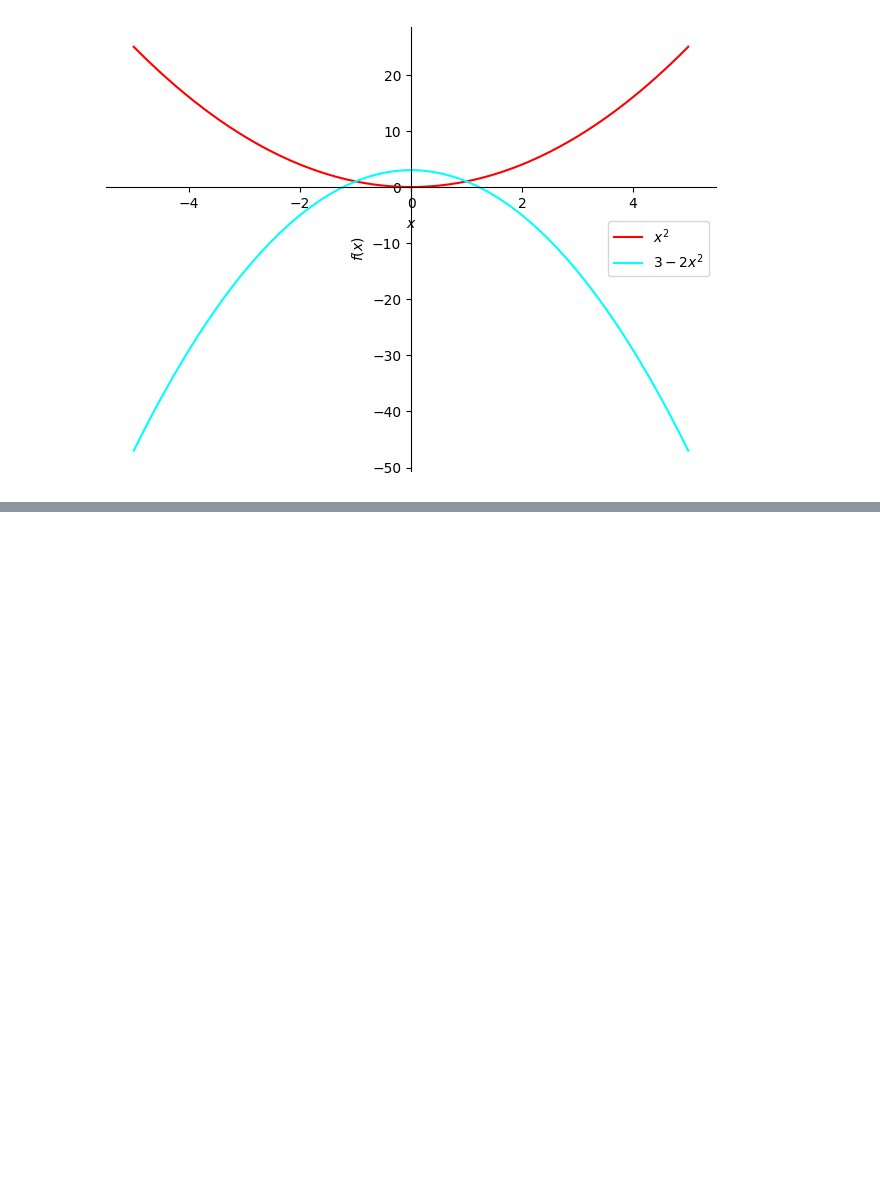
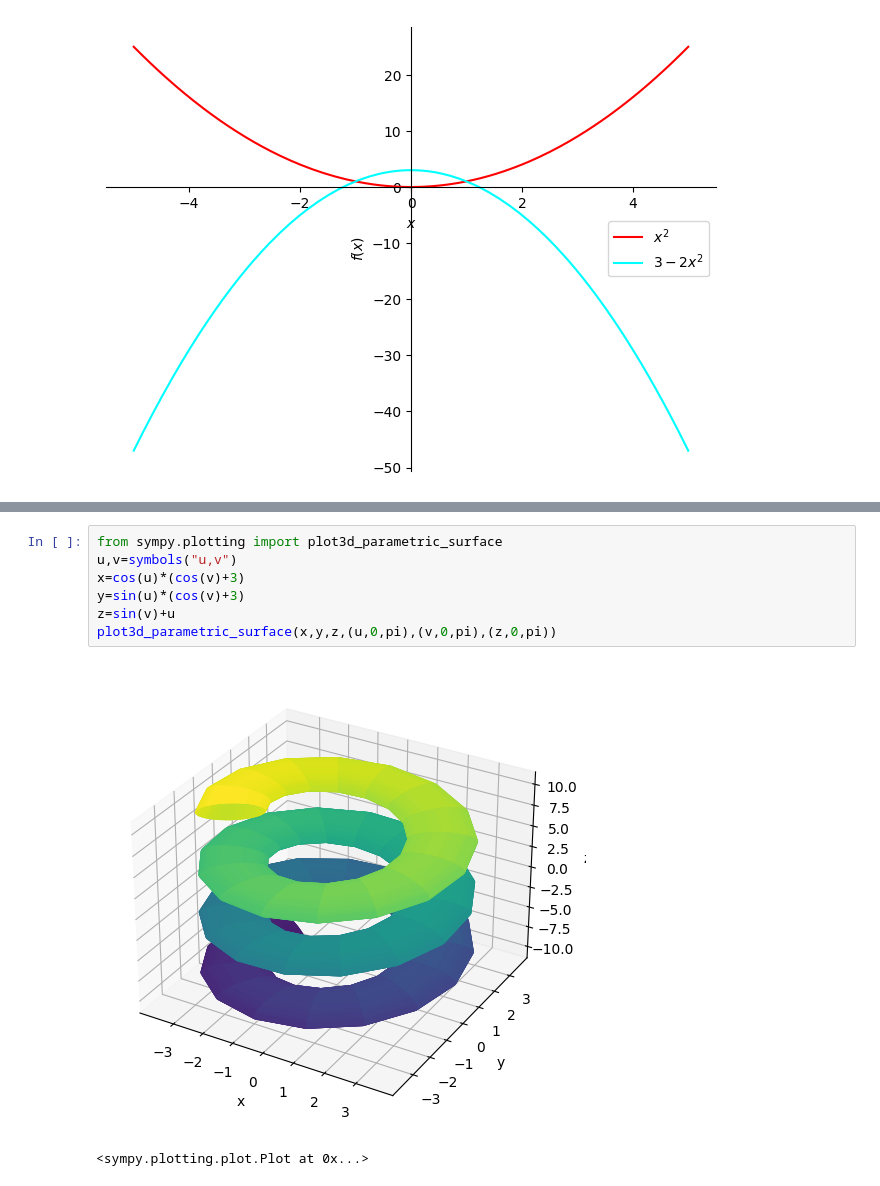
Before and after one commit to heath-barnett/chem3020, a Jupyter notebook: basic_plotting.ipynb, the cells around one changed output, grey strips where cells are left out. Cells and saved outputs as stored; diff of their text form; blank space fills up the shorter version.

```diff
--- a/basic_plotting.ipynb
+++ b/basic_plotting.ipynb
@@ -303,0 +86,10 @@ Yes
+# %%
+from sympy.plotting import plot3d_parametric_surface
+u,v=symbols("u,v")
+x=cos(u)*(cos(v)+3)
+y=sin(u)*(cos(v)+3)
+z=sin(v)+u
+plot3d_parametric_surface(x,y,z,(u,0,pi),(v,0,pi),(z,0,pi))
+# %% [output]
+[figure, added]
+<sympy.plotting.plot.Plot at 0x...>
```
Also changed, not shown: parts of 31 cells of this notebook.
